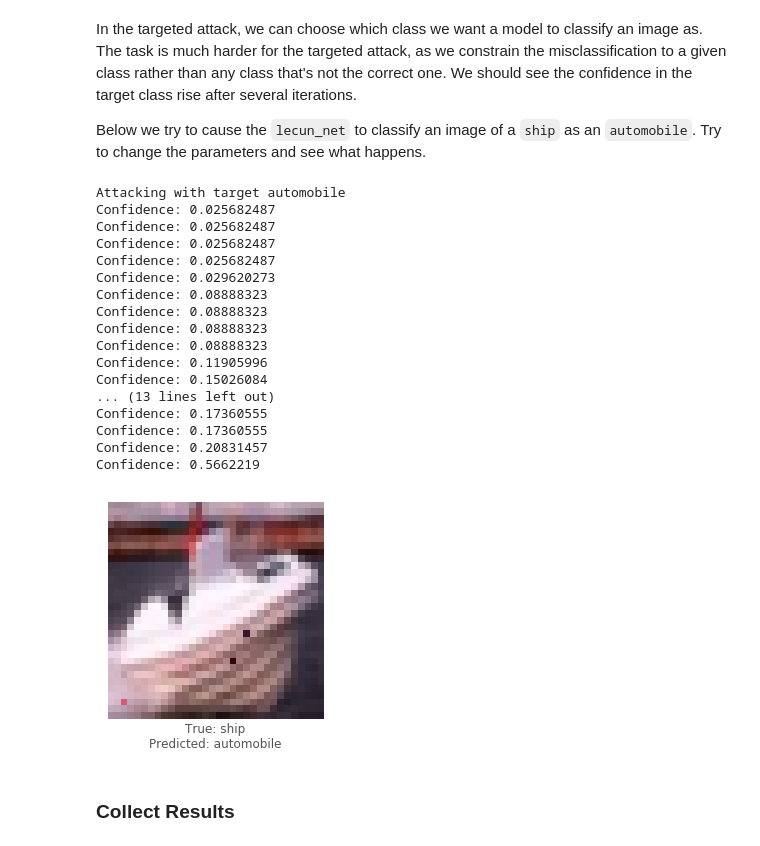
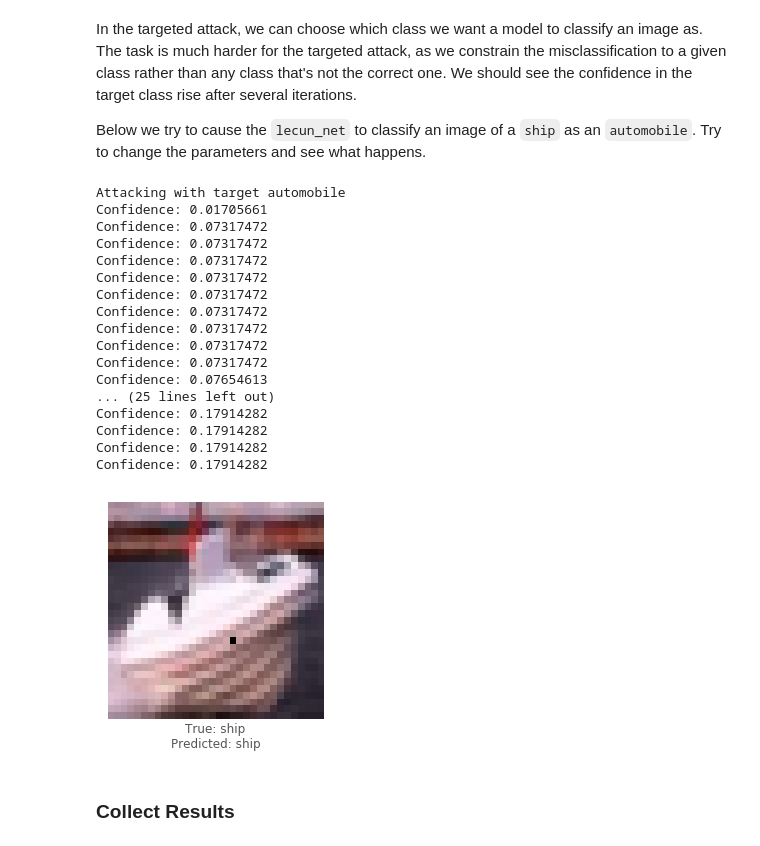
Before and after one commit to Hyperparticle/one-pixel-attack-keras, a Jupyter notebook: one-pixel-attack.ipynb, the cells around one changed output. Cells and saved outputs as stored; diff of their text form; code cells hidden in the pictures.

```diff
--- a/one-pixel-attack.ipynb
+++ b/one-pixel-attack.ipynb
@@ -163,10 +190,10 @@ Define a function that runs a perturbed image on a given model and returns the m
 # %%
-def predict_class(x, img, target_class, model, minimize=True):
+def predict_classes(xs, img, target_class, model, minimize=True):
     # Perturb the image with the given pixel(s) x and get the prediction of the model
-    img_perturbed = perturb_image(x, img)
-    prediction = model.predict_one(img_perturbed)[target_class]
+    imgs_perturbed = perturb_image(xs, img)
+    predictions = model.predict(imgs_perturbed)[:,target_class]
     # This function should always be minimized, so return its complement if needed
-    return prediction if minimize else 1 - prediction
+    return predictions if minimize else 1 - predictions
 # %% [markdown]
 Below we can modify a pixel in an image and see how the confidence of the model changes. In almost all cases, the confidence will not change. However, for very special cases it will change drastically.
 # %%
@@ -175,11 +202,10 @@ pixel = np.array([16, 13,  25, 48, 156])
 model = resnet
 
 true_class = y_test[image,0]
-# prior_confidence = model.predict_one(x_test[image])[true_class]
 prior_confidence = model.predict_one(x_test[image])[true_class]
-confidence = predict_class(pixel, x_test[image], true_class, model)
+confidence = predict_classes(pixel, x_test[image], true_class, model)
 
 print('Confidence in true class', class_names[true_class], 'is', confidence)
 print('Prior confidence was', prior_confidence)
-plot_image(perturb_image(pixel, x_test[image]))
+plot_image(perturb_image(pixel, x_test[image])[0])
 # %% [output]
@@ -203,7 +229,7 @@ Define a function so that whenever a given perturbation is sufficient to fool a
 # %%
 def attack_success(x, img, target_class, model, targeted_attack=False, verbose=False):
     # Perturb the image with the given pixel(s) and get the prediction of the model
-    attack_image = perturb_image(x, x_test[img])
+    attack_image = perturb_image(x, x_test[img])[0]
 
     confidence = model.predict_one(attack_image)
     predicted_class = np.argmax(confidence)
@@ -276,7 +302,7 @@ See [this excellent tutorial post](https://pablormier.github.io/2017/09/05/a-tut
 We will use [Scipy's implementation of differential evolution](https://docs.scipy.org/doc/scipy-0.17.0/reference/generated/scipy.optimize.differential_evolution.html). For demonstration purposes it's more than sufficient (however, it can be optimized further).
 # %%
 def attack(img, model, target=None, pixel_count=1,
-           maxiter=30, popsize=30, verbose=False):
+           maxiter=75, popsize=400, verbose=False):
     # Change the target class based on whether this is a targeted attack or not
     targeted_attack = target is not None
     target_class = target if targeted_attack else y_test[img,0]
@@ -285,19 +311,22 @@ def attack(img, model, target=None, pixel_count=1,
     # For more pixels, repeat this layout
     bounds = [(0,32), (0,32), (0,256), (0,256), (0,256)] * pixel_count
 
+    # Population multiplier, in terms of the size of the perturbation vector x
+    popmul = max(1, popsize // len(bounds))
+
     # Format the predict/callback functions for the differential evolution algorithm
-    predict_fn = lambda x: predict_class(
-        x, x_test[img], target_class, model, target is None)
+    predict_fn = lambda xs: predict_classes(
+        xs, x_test[img], target_class, model, target is None)
     callback_fn = lambda x, convergence: attack_success(
         x, img, target_class, model, targeted_attack, verbose)
 
     # Call Scipy's Implementation of Differential Evolution
     attack_result = differential_evolution(
-        predict_fn, bounds, maxiter=maxiter, popsize=max(1, popsize // pixel_count),
-        recombination=1, atol=-1, callback=callback_fn)
+        predict_fn, bounds, maxiter=maxiter, popsize=popmul,
+        recombination=1, atol=-1, callback=callback_fn, polish=False)
 
     # Calculate some useful statistics to return from this function
-    attack_image = perturb_image(attack_result.x, x_test[img])
+    attack_image = perturb_image(attack_result.x, x_test[img])[0]
     prior_probs = model.predict_one(x_test[img])
     predicted_probs = model.predict_one(attack_image)
     predicted_class = np.argmax(predicted_probs)
@@ -341,30 +367,30 @@ Below we try to cause the `lecun_net` to classify an image of a `ship` as an `au
 # %%
 image = 108
 target_class = 1 # Integer in range 0-9
-pixels = 3
+pixels = 1
 model = lecun_net
 
 print('Attacking with target', class_names[target_class])
 _ = attack(image, model, target_class, pixel_count=pixels, popsize=50, maxiter=40, verbose=True)
 # %% [output]
 Attacking with target automobile
-Confidence: 0.025682487
-Confidence: 0.025682487
-Confidence: 0.025682487
-Confidence: 0.025682487
-Confidence: 0.029620273
-Confidence: 0.08888323
-Confidence: 0.08888323
-Confidence: 0.08888323
-Confidence: 0.08888323
-Confidence: 0.11905996
-Confidence: 0.15026084
-... (13 lines left out)
-Confidence: 0.17360555
-Confidence: 0.17360555
-Confidence: 0.20831457
-Confidence: 0.5662219
+Confidence: 0.01705661
+Confidence: 0.07317472
+Confidence: 0.07317472
+Confidence: 0.07317472
+Confidence: 0.07317472
+Confidence: 0.07317472
+Confidence: 0.07317472
+Confidence: 0.07317472
+Confidence: 0.07317472
+Confidence: 0.07317472
+Confidence: 0.07654613
+... (25 lines left out)
+Confidence: 0.17914282
+Confidence: 0.17914282
+Confidence: 0.17914282
+Confidence: 0.17914282
-[figure, old version]
+[figure, new version]
 # %% [markdown]
 ### Collect Results
 # %% [markdown]
```
Also changed, not shown: parts of 10 cells of this notebook, 2 other files.
